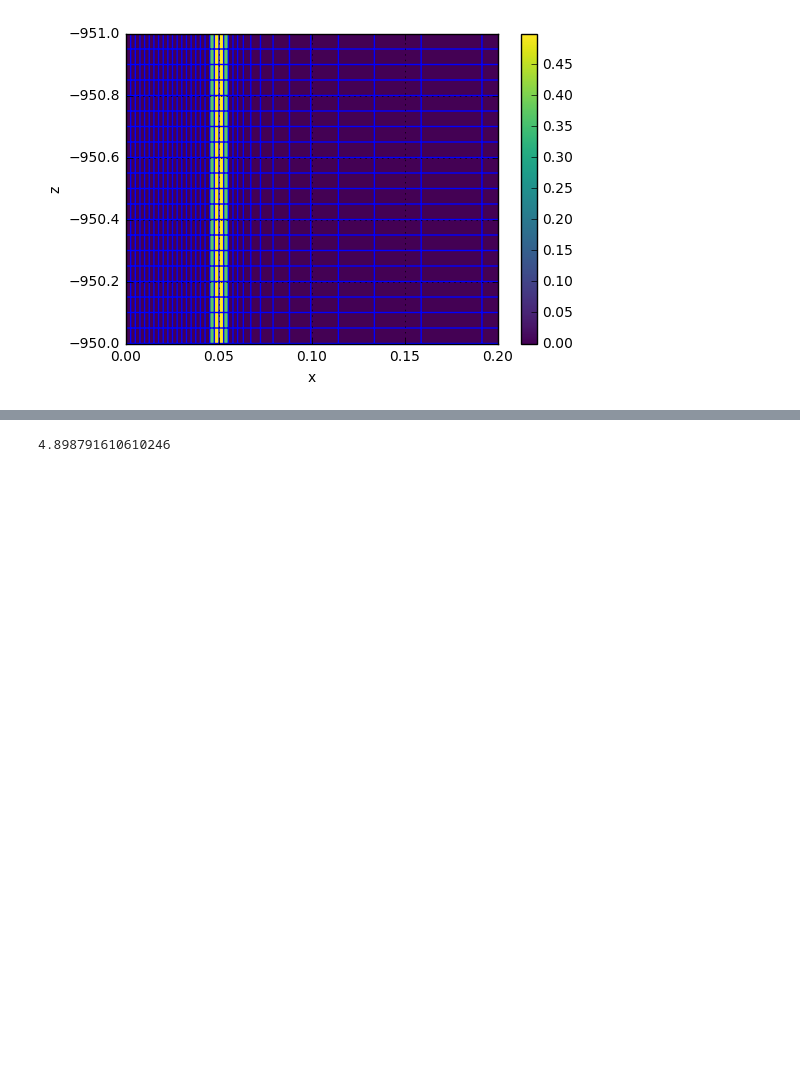
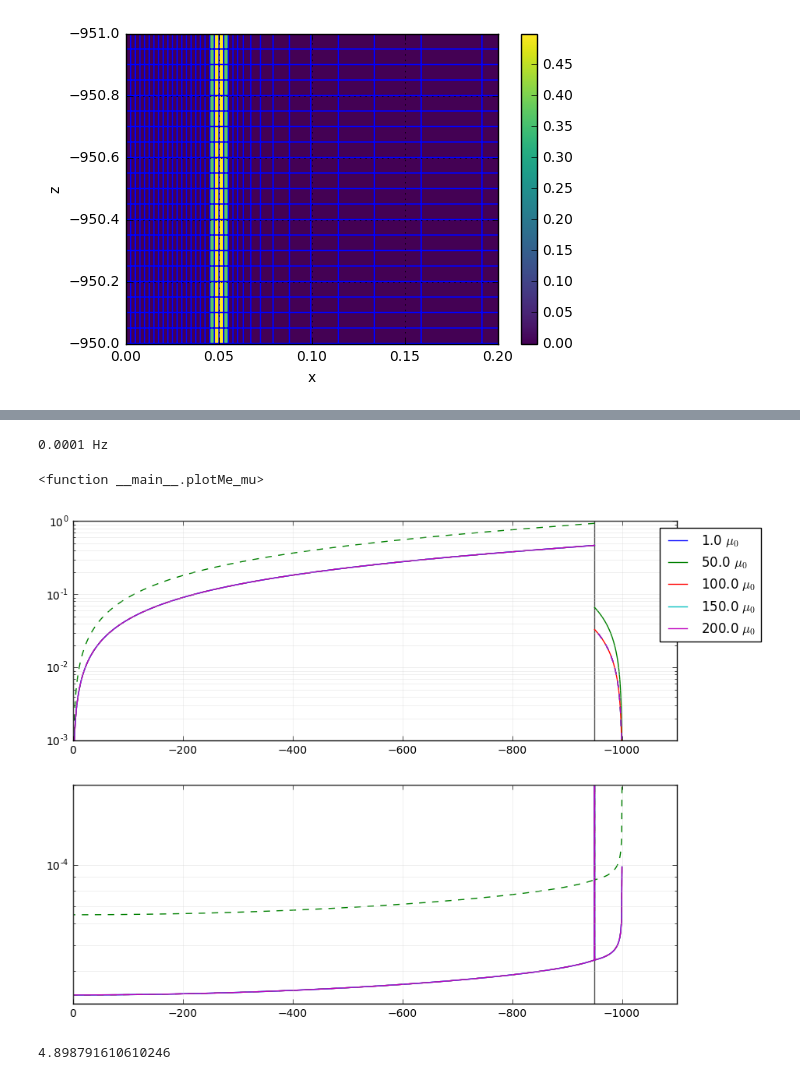
Before and after one commit to simpeg-research/casingSimulations, a Jupyter notebook: Magnetic Permeability Impacts.ipynb, the cells around one changed output, grey strips where cells are left out. Drawn from its saved outputs; the diff is of its cells as text; code cells hidden in the pictures; blank space fills up the shorter version.

```diff
--- a/Magnetic Permeability Impacts.ipynb
+++ b/Magnetic Permeability Impacts.ipynb
@@ -455,4 +457,0 @@ def plot_over_freq(mur=1, subtract=None, real_or_imag = 'real'):
-# %%
-mur = 1.
-
-plot_over_freq(mur=100, subtract=None, real_or_imag='real')
@@ -514,3 +512,14 @@ TypeError: can't pickle instancemethod objects
+# %%
+def plotMe_mu(freqopt, reim):
+    fig, ax = plt.subplots(2,1, figsize=(10,8))
+    freq = freqs[freqopt]
+    plot_over_mu(freqopt, subtract=None, real_or_imag=reim, ax=ax)
+
+interact(plotMe_mu, freqopt=IntSlider(min=0., max=len(freqs)-1), reim=ToggleButtons(options=['real', 'imag']))
+# %% [output]
+0.0001 Hz
+<function __main__.plotMe_mu>
+[figure, added]
 # %%
 np.linalg.norm((f._MeMu.diagonal() - fields[100]._MeMu.diagonal())/mu_0)
 # %% [output]
```
Also changed, not shown: parts of 7 cells of this notebook.
